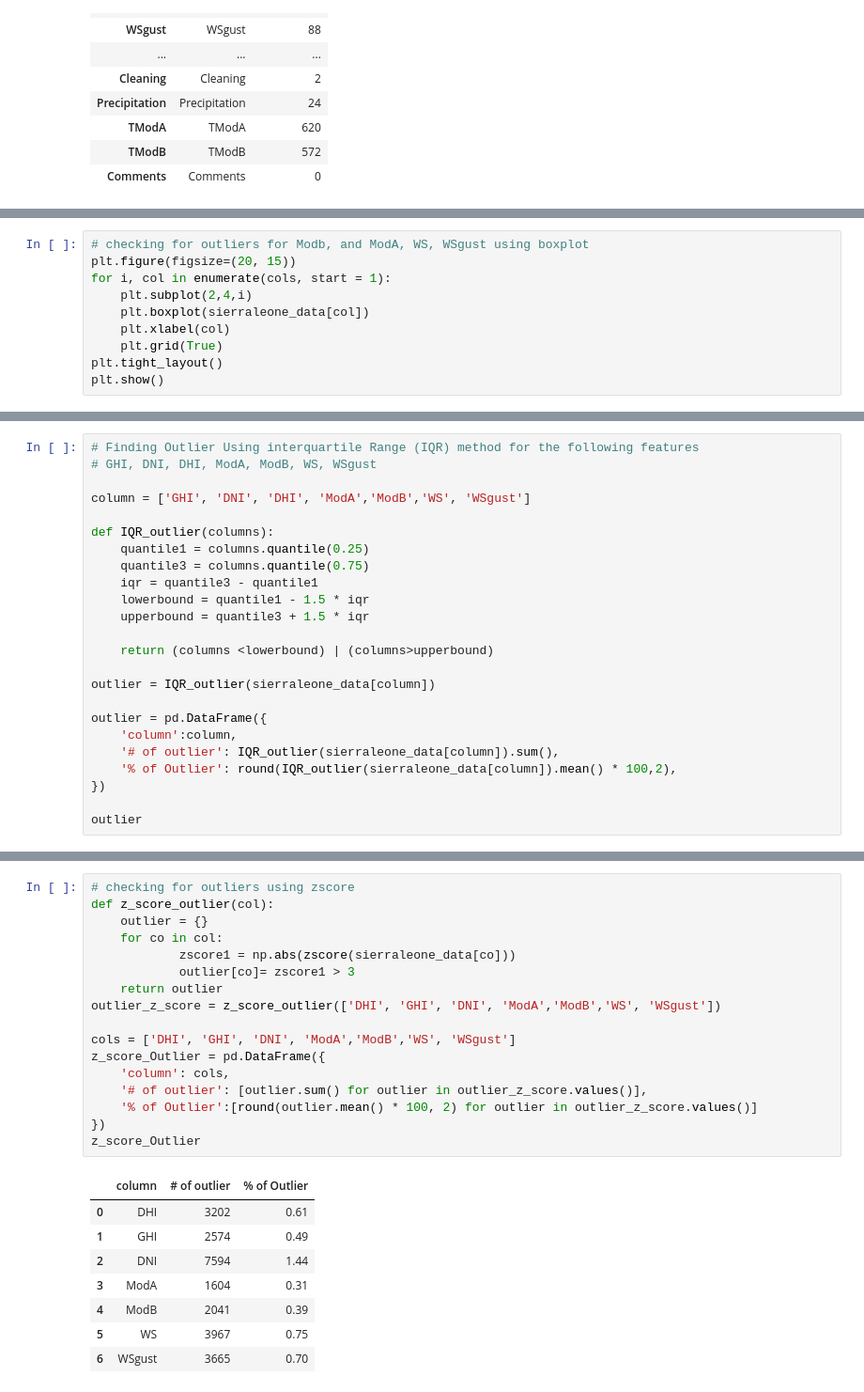
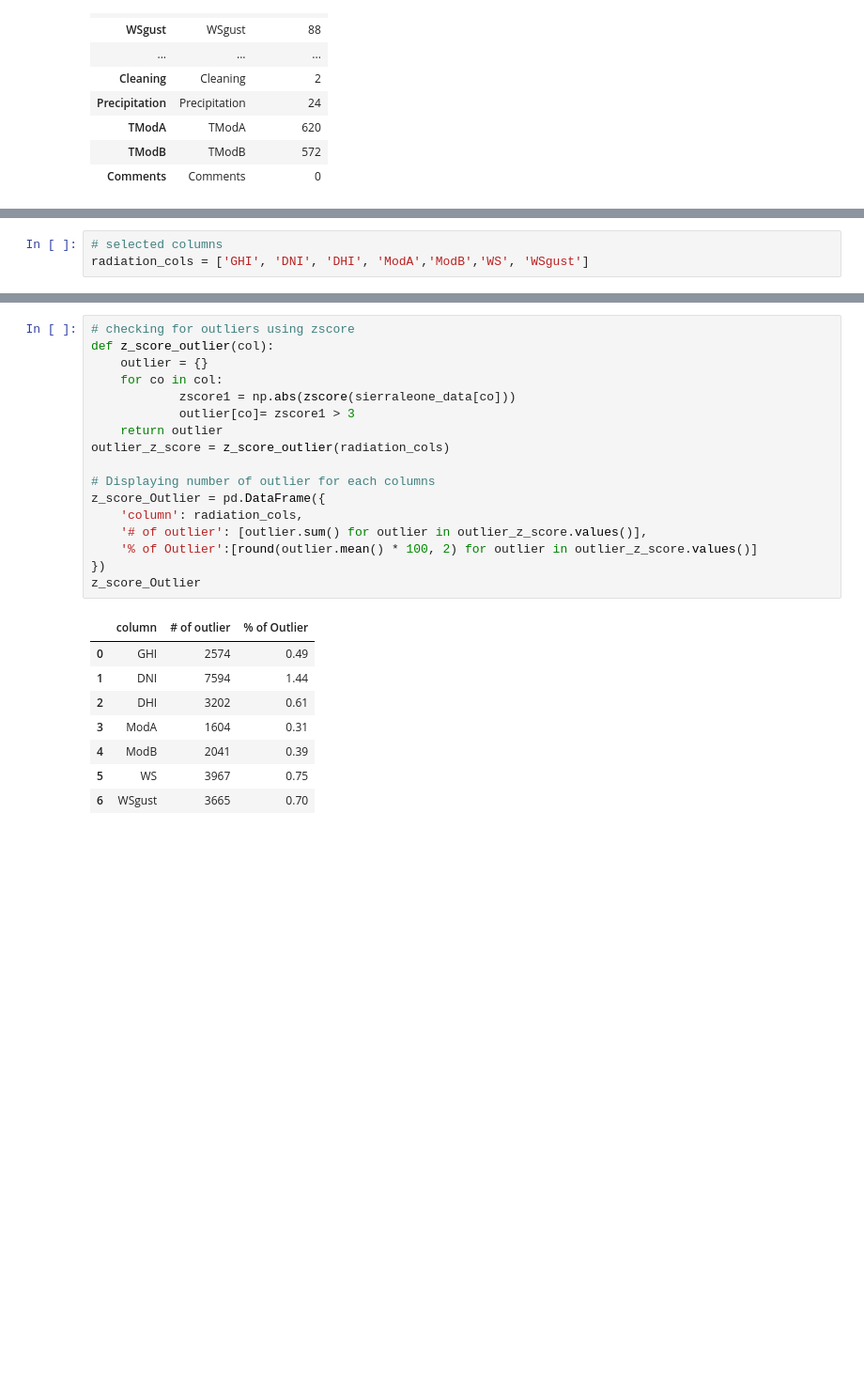
Before and after one commit to Jonepeter/solar-challenge-week1, a Jupyter notebook: notebooks/sierraleone_eda.ipynb, the cells around one changed output, grey strips where cells are left out. Shown at 94% size. Saved outputs shown, nothing was run; the diff lists cells and outputs as text; blank space fills up the shorter version.

```diff
--- a/notebooks/sierraleone_eda.ipynb
+++ b/notebooks/sierraleone_eda.ipynb
@@ -224 +178,4 @@ sierraleone_data.describe()
+# %%
+# selected columns
+radiation_cols = ['GHI', 'DNI', 'DHI', 'ModA','ModB','WS', 'WSgust']
 # %%
@@ -237,10 +195,0 @@ sierraleone_data[['GHI', 'DNI', 'DHI']].describe()
-# %%
-# checking for outliers for Modb, and ModA, WS, WSgust using boxplot
-plt.figure(figsize=(20, 15))
-for i, col in enumerate(cols, start = 1):
-    plt.subplot(2,4,i)
-    plt.boxplot(sierraleone_data[col])
-    plt.xlabel(col)
-    plt.grid(True)
-plt.tight_layout()
-plt.show()
@@ -249,24 +195,0 @@ plt.show()
-# %%
-# Finding Outlier Using interquartile Range (IQR) method for the following features
-# GHI, DNI, DHI, ModA, ModB, WS, WSgust
-
-column = ['GHI', 'DNI', 'DHI', 'ModA','ModB','WS', 'WSgust']
-
-def IQR_outlier(columns):
-    quantile1 = columns.quantile(0.25)
-    quantile3 = columns.quantile(0.75)
-    iqr = quantile3 - quantile1
-    lowerbound = quantile1 - 1.5 * iqr
-    upperbound = quantile3 + 1.5 * iqr
-
-    return (columns <lowerbound) | (columns>upperbound)
-
-outlier = IQR_outlier(sierraleone_data[column])
-
-outlier = pd.DataFrame({
-    'column':column,
-    '# of outlier': IQR_outlier(sierraleone_data[column]).sum(),
-    '% of Outlier': round(IQR_outlier(sierraleone_data[column]).mean() * 100,2),
-})
-
-outlier
@@ -282,25 +221,25 @@ outlier
 # %%
 # checking for outliers using zscore
 def z_score_outlier(col):
     outlier = {}
     for co in col:
             zscore1 = np.abs(zscore(sierraleone_data[co]))
             outlier[co]= zscore1 > 3
     return outlier
-outlier_z_score = z_score_outlier(['DHI', 'GHI', 'DNI', 'ModA','ModB','WS', 'WSgust'])
+outlier_z_score = z_score_outlier(radiation_cols)
 
-cols = ['DHI', 'GHI', 'DNI', 'ModA','ModB','WS', 'WSgust']
+# Displaying number of outlier for each columns
 z_score_Outlier = pd.DataFrame({
-    'column': cols,
+    'column': radiation_cols,
     '# of outlier': [outlier.sum() for outlier in outlier_z_score.values()],
     '% of Outlier':[round(outlier.mean() * 100, 2) for outlier in outlier_z_score.values()]
 })
 z_score_Outlier
 # %% [output]
 |  | column | # of outlier | % of Outlier |
-| 0 | DHI | 3202 | 0.61 |
-| 1 | GHI | 2574 | 0.49 |
-| 2 | DNI | 7594 | 1.44 |
+| 0 | GHI | 2574 | 0.49 |
+| 1 | DNI | 7594 | 1.44 |
+| 2 | DHI | 3202 | 0.61 |
 | 3 | ModA | 1604 | 0.31 |
 | 4 | ModB | 2041 | 0.39 |
 | 5 | WS | 3967 | 0.75 |
```
Also changed, not shown: parts of 39 cells of this notebook.
